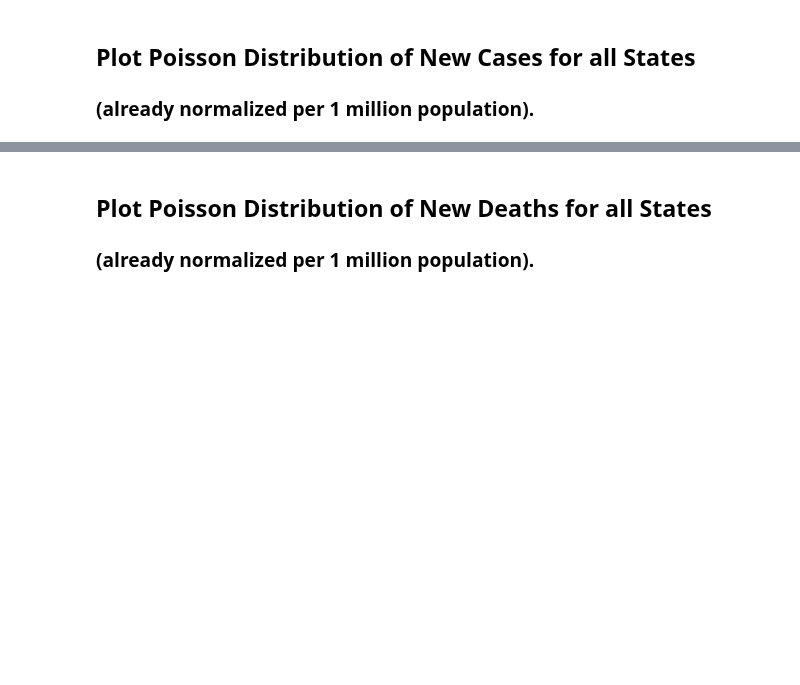
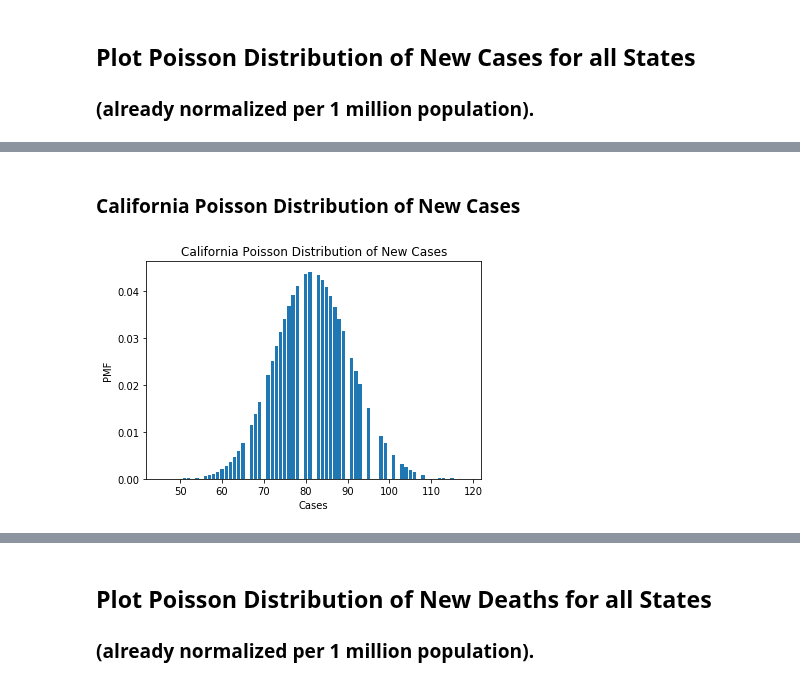
Before and after one commit to HarinB4/Covid-19DataProject, a Jupyter notebook: src/Stage_II/Badesha/Task 2.ipynb, the cells around one changed output, grey strips where cells are left out. Saved outputs shown, nothing was run; the diff lists cells and outputs as text; code cells hidden in the pictures; blank space fills up the shorter version.

```diff
--- a/src/Stage_II/Badesha/Task 2.ipynb
+++ b/src/Stage_II/Badesha/Task 2.ipynb
@@ -165,0 +165,6 @@ Plot_poisson(MyStateCases, col='PA', title = 'Philadelphia Poisson distrubution
+# %% [markdown]
+### California Poisson Distribution of New Cases
+# %%
+NewPois(MyStateCases, col='CA', title = 'California Poisson Distribution of New Cases', x = 'Cases')
+# %% [output]
+[figure, added]
```
Also changed, not shown: parts of 39 cells of this notebook.
